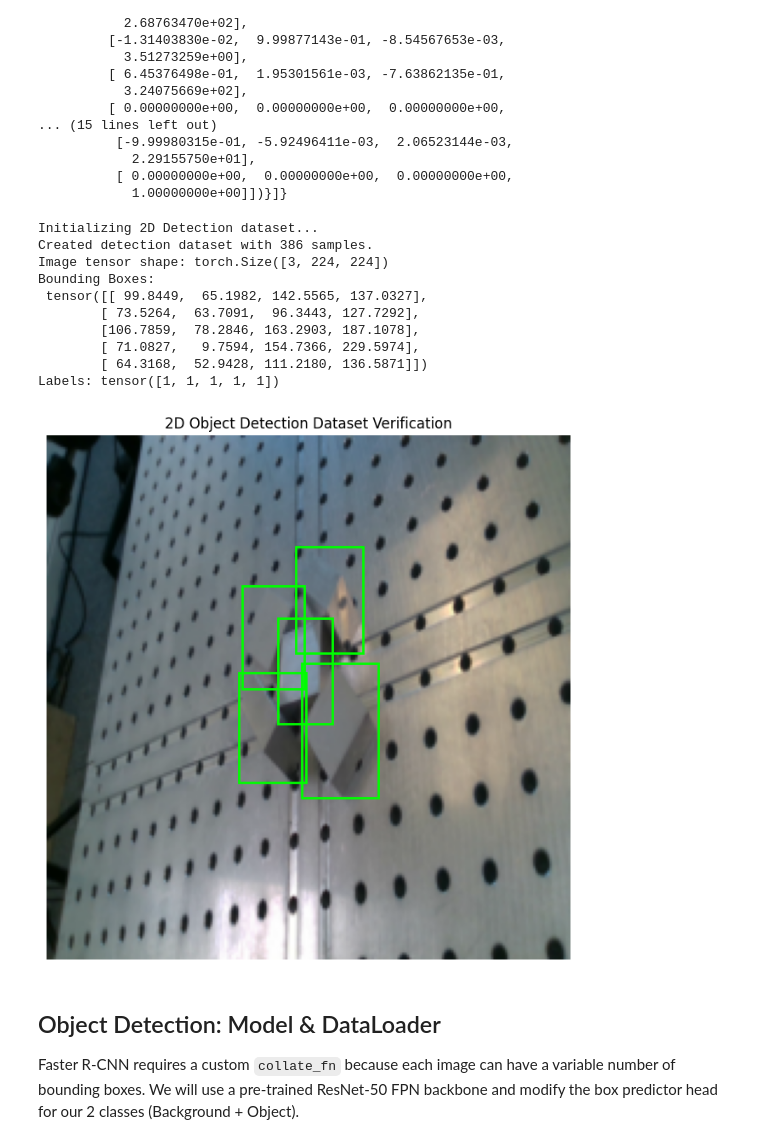
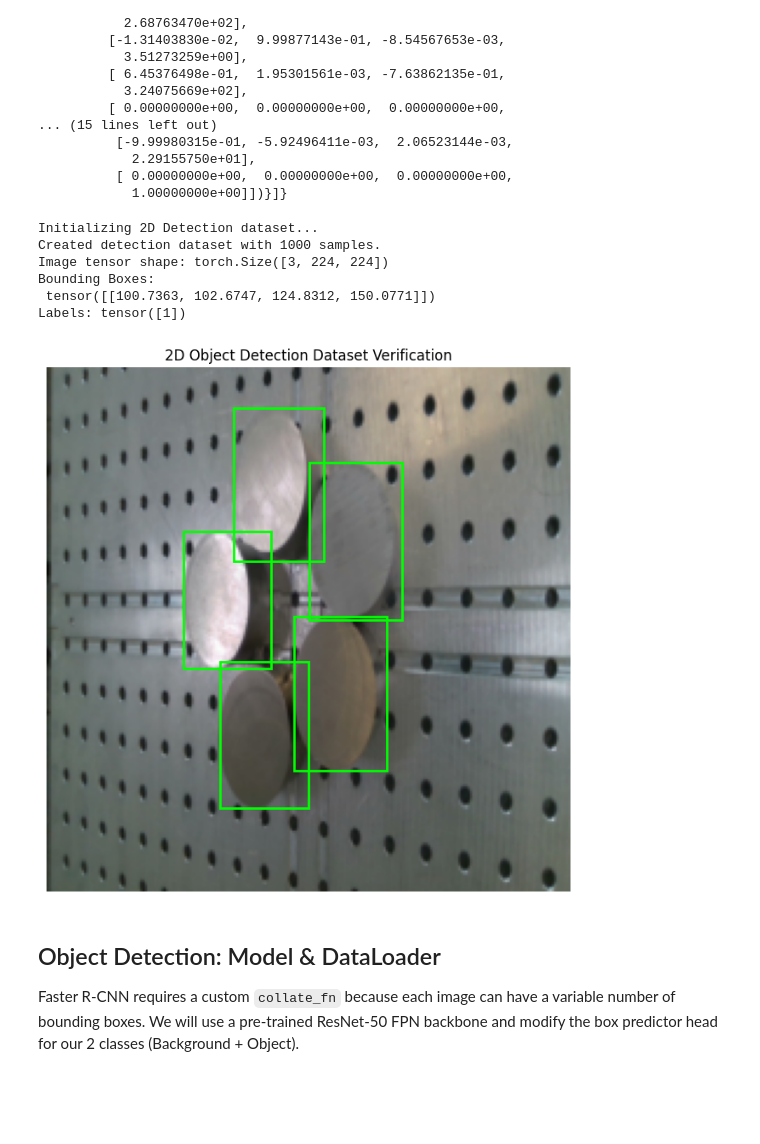
Before and after one commit to Eikthyrnir/uam-cv-sim-to-real-interpretability, a Jupyter notebook: DIMO_detection_sandbox.ipynb, the cells around one changed output. Cells and saved outputs as stored; diff of their text form; code cells hidden in the pictures; blank space fills up the shorter version.

```diff
--- a/DIMO_detection_sandbox.ipynb
+++ b/DIMO_detection_sandbox.ipynb
@@ -686,7 +686,7 @@ class DimoDetectionDataset(Dataset):
 
 print("Initializing 2D Detection dataset...")
 # Test with a slice of your df_mixed dataframe to simulate controlling the size externally
-detection_train_dataset = DimoDetectionDataset(dimo_ds, df_mixed.head(500))
+detection_train_dataset = DimoDetectionDataset(dimo_ds, df_real_only.head(1_000))
 print(f"Created detection dataset with {len(detection_train_dataset)} samples.")
 
 # Test fetching a sample
@@ -696,40 +696,36 @@ print("Bounding Boxes:\n", target['boxes'])
 print("Labels:", target['labels'])
 # %% [output]
 Initializing 2D Detection dataset...
-Created detection dataset with 386 samples.
+Created detection dataset with 1000 samples.
 Image tensor shape: torch.Size([3, 224, 224])
 Bounding Boxes:
- tensor([[ 99.8449,  65.1982, 142.5565, 137.0327],
-        [ 73.5264,  63.7091,  96.3443, 127.7292],
-        [106.7859,  78.2846, 163.2903, 187.1078],
-        [ 71.0827,   9.7594, 154.7366, 229.5974],
-        [ 64.3168,  52.9428, 111.2180, 136.5871]])
-Labels: tensor([1, 1, 1, 1, 1])
+ tensor([[100.7363, 102.6747, 124.8312, 150.0771]])
+Labels: tensor([1])
 # %%
 import matplotlib.pyplot as plt
 import matplotlib.patches as patches
 
 # Let's verify the 2D bounding boxes
-img_t, target = detection_train_dataset[499]
+img_t, target = detection_train_dataset[999]
 
 # Convert tensor back to HWC numpy image for plotting
 img_display = img_t.numpy().transpose(1, 2, 0)
 
 fig, ax = plt.subplots(1, figsize=(8, 8))
 ax.imshow(img_display)
 
 # Draw bounding boxes
 for box in target['boxes']:
     xmin, ymin, xmax, ymax = box.numpy()
     width, height = xmax - xmin, ymax - ymin
     rect = patches.Rectangle((xmin, ymin), width, height, linewidth=2, edgecolor='lime', facecolor='none')
     ax.add_patch(rect)
 
 plt.title("2D Object Detection Dataset Verification")
 plt.axis('off')
 plt.show()
 # %% [output]
-[figure, old version]
+[figure, new version]
 # %% [markdown]
 ## Object Detection: Model & DataLoader
 Faster R-CNN requires a custom `collate_fn` because each image can have a variable number of bounding boxes. We will use a pre-trained ResNet-50 FPN backbone and modify the box predictor head for our 2 classes (Background + Object).
```
Also changed, not shown: parts of 7 cells of this notebook.
